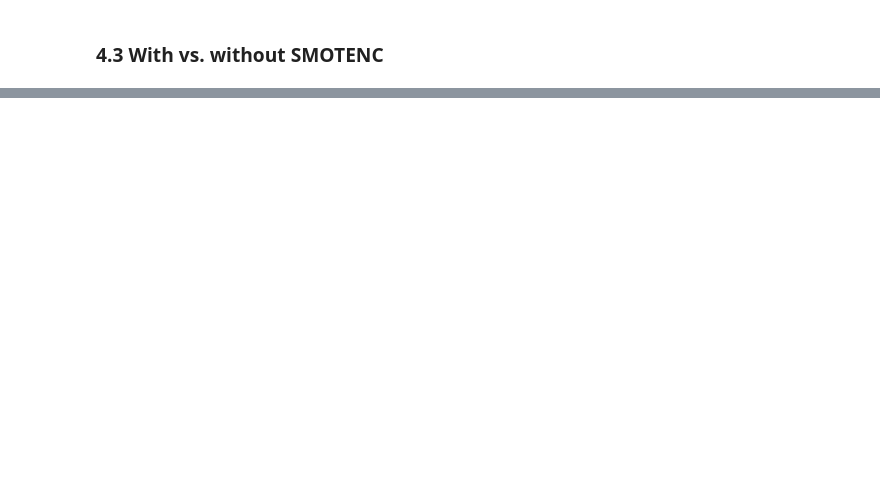
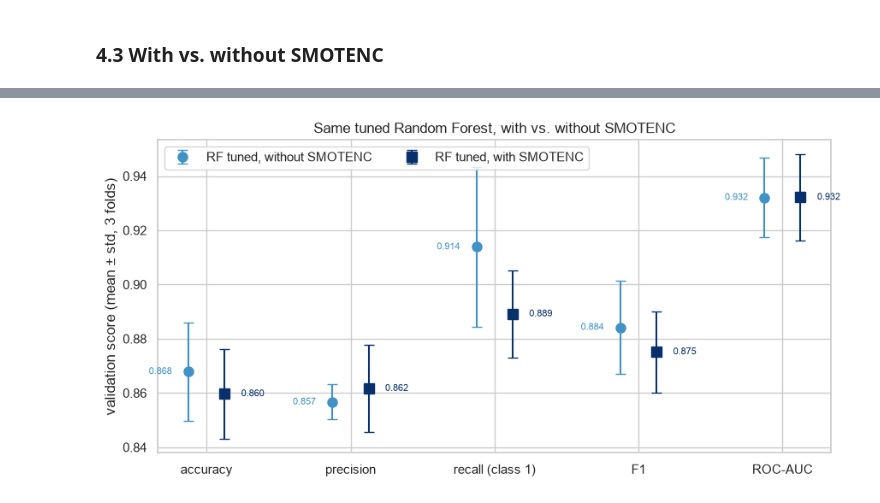
Before and after one commit to alhaiqi/eece-490-assignment, a Jupyter notebook: Member2_Models_SMOTENC.ipynb, the cells around one changed output, grey strips where cells are left out. Cells and saved outputs as stored; diff of their text form; code cells hidden in the pictures; blank space fills up the shorter version.

```diff
--- a/Member2_Models_SMOTENC.ipynb
+++ b/Member2_Models_SMOTENC.ipynb
@@ -159,4 +189,26 @@ Best XGB params: {'model__learning_rate': 0.05, 'model__max_depth': 3} | mean va
 # %% [markdown]
 ### 3.3 AdaBoost (default) and full comparison
 # %%
-# TODO: cross_validate Dummy, RF (default/tuned), AdaBoost, XGBoost (tuned) on CV with return_train_score=True; summarize_cv table
+from sklearn.dummy import DummyClassifier
+from sklearn.ensemble import AdaBoostClassifier
+
+def cv_score(pipe):
+    """Same folds, same scoring, train scores kept -> one raw cross_validate result."""
+    return cross_validate(pipe, X_train, y_train, cv=CV, scoring=SCORING, return_train_score=True)
+
+def with_pre(model):
+    return Pipeline([("pre", build_preprocessor("improved")), ("model", model)])
+
+# Raw cross_validate results for every Part 3 model (kept for Member 3 and for the CSV export)
+part3_cv = {
+    "Dummy (most frequent)":   cv_score(with_pre(DummyClassifier(strategy="most_frequent"))),
+    "RandomForest (default)":  cv_score(with_pre(RandomForestClassifier(n_estimators=300, random_state=SEED, n_jobs=-1))),
+    "RandomForest (tuned)":    rf_best_cv,     # best estimator from 3.1, already scored with cross_validate on CV
+    "AdaBoost (default)":      cv_score(with_pre(AdaBoostClassifier(random_state=SEED))),
+    "XGBoost (tuned)":         xgb_best_cv,    # best estimator from 3.2
+    "XGBoost (aggressive)":    cv_score(with_pre(XGBClassifier(n_estimators=200, max_depth=5, learning_rate=0.3,
+                                                               eval_metric="logloss", random_state=SEED, n_jobs=-1))),
+}
+
+part3_table = pd.DataFrame([summarize_cv(r, name) for name, r in part3_cv.items()]).set_index("model")
+part3_table[[c for c in part3_table.columns if c.startswith("val_")]]
@@ -190,4 +424,24 @@ TODO (markdown): explain the step order (impute + scale numerics → SMOTENC on
 # %%
-# TODO: visualisation of the comparison
+# Dot plot (not bars): the axis does not start at 0, so dots avoid exaggerating small differences
+metrics = ["accuracy", "precision", "recall", "f1", "roc_auc"]
+fig, ax = plt.subplots(figsize=(9, 4.5))
+x = np.arange(len(metrics))
+for k, (name, color, marker) in enumerate([("RF tuned, without SMOTENC", "#4292c6", "o"),
+                                           ("RF tuned, with SMOTENC", "#08306b", "s")]):
+    r = part4_cv[name]
+    means = np.array([r[f"test_{m}"].mean() for m in metrics])
+    stds = np.array([r[f"test_{m}"].std() for m in metrics])
+    xs = x + (k - 0.5) * 0.25
+    ax.errorbar(xs, means, yerr=stds, fmt=marker, color=color, capsize=4, markersize=8, label=name)
+    for xi, v in zip(xs, means):
+        ax.annotate(f"{v:.3f}", (xi, v), textcoords="offset points", xytext=(14 if k else -14, 0),
+                    ha="left" if k else "right", va="center", fontsize=8, color=color)
+ax.set_xticks(x, ["accuracy", "precision", "recall (class 1)", "F1", "ROC-AUC"])
+ax.set_ylabel("validation score (mean ± std, 3 folds)")
+ax.set_title("Same tuned Random Forest, with vs. without SMOTENC")
+ax.legend(loc="upper left", ncol=2)
+plt.tight_layout(); plt.show()
+# %% [output]
+[figure, added]
 # %% [markdown]
 ### 4.4 Interpretation
```
Also changed, not shown: parts of 13 cells of this notebook, 1 other file.
